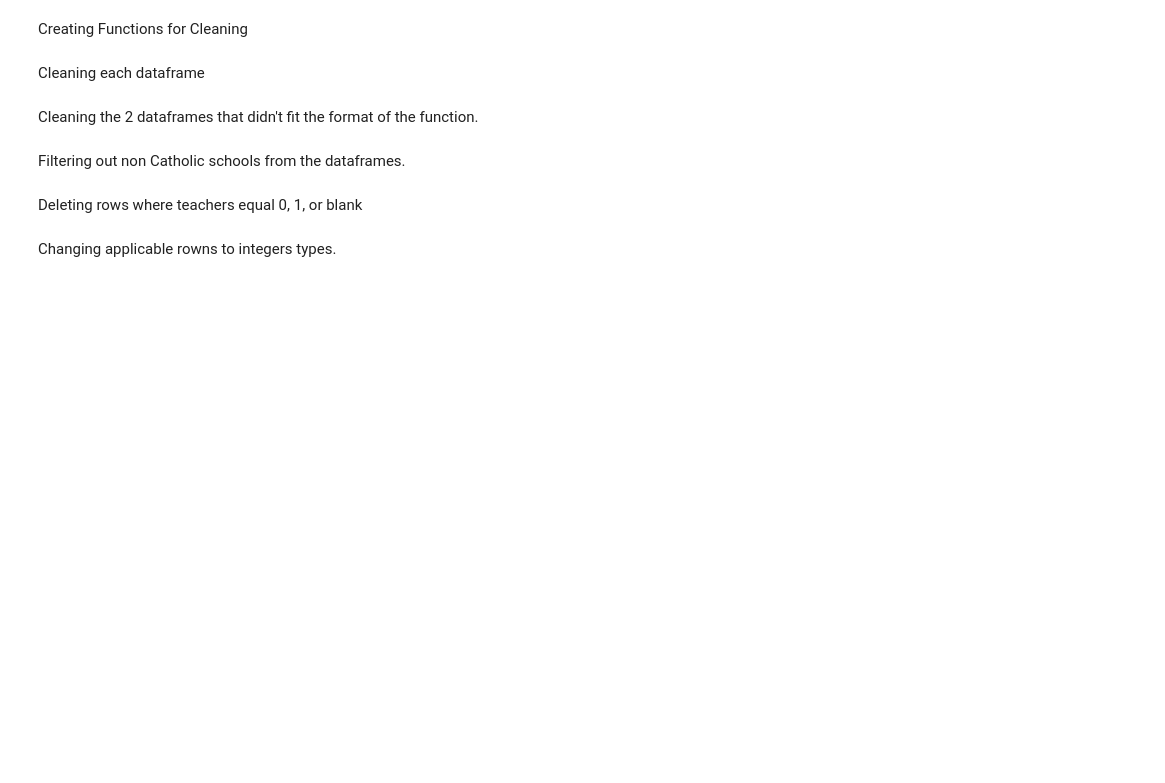
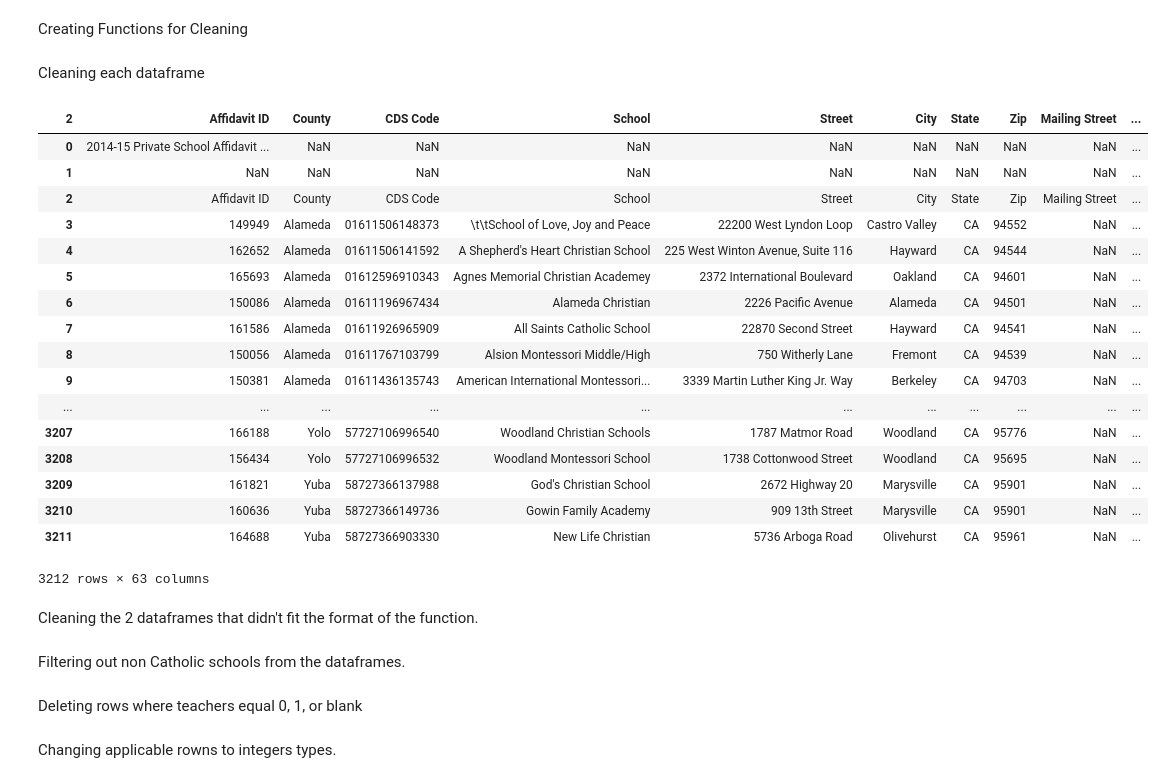
Before and after one commit to DDunne44/California-Catholic-School-Analysis, a Jupyter notebook: Cleaning graphing.ipynb, the cells around one changed output. Saved outputs shown, nothing was run; the diff lists cells and outputs as text; code cells hidden in the pictures; blank space fills up the shorter version.

```diff
--- a/Cleaning graphing.ipynb
+++ b/Cleaning graphing.ipynb
@@ -31,3 +36,24 @@ Cleaning each dataframe
+# %%
+df1415
+# %% [output]
+| 2 | Affidavit ID | County | CDS Code | School | Street | City | State | Zip | Mailing Street | ... |
+| 0 | 2014-15 Private School Affidavit ... | NaN | NaN | NaN | NaN | NaN | NaN | NaN | NaN | ... |
+| 1 | NaN | NaN | NaN | NaN | NaN | NaN | NaN | NaN | NaN | ... |
+| 2 | Affidavit ID | County | CDS Code | School | Street | City | State | Zip | Mailing Street | ... |
+| 3 | 149949 | Alameda | 01611506148373 | \t\tSchool of Love, Joy and Peace | 22200 West Lyndon Loop | Castro Valley | CA | 94552 | NaN | ... |
+| 4 | 162652 | Alameda | 01611506141592 | A Shepherd's Heart Christian School | 225 West Winton Avenue, Suite 116 | Hayward | CA | 94544 | NaN | ... |
+| 5 | 165693 | Alameda | 01612596910343 | Agnes Memorial Christian Academey | 2372 International Boulevard | Oakland | CA | 94601 | NaN | ... |
+| 6 | 150086 | Alameda | 01611196967434 | Alameda Christian | 2226 Pacific Avenue | Alameda | CA | 94501 | NaN | ... |
+| 7 | 161586 | Alameda | 01611926965909 | All Saints Catholic School | 22870 Second Street | Hayward | CA | 94541 | NaN | ... |
+| 8 | 150056 | Alameda | 01611767103799 | Alsion Montessori Middle/High | 750 Witherly Lane | Fremont | CA | 94539 | NaN | ... |
+| 9 | 150381 | Alameda | 01611436135743 | American International Montessori... | 3339 Martin Luther King Jr. Way | Berkeley | CA | 94703 | NaN | ... |
+| ... | ... | ... | ... | ... | ... | ... | ... | ... | ... | ... |
+| 3207 | 166188 | Yolo | 57727106996540 | Woodland Christian Schools | 1787 Matmor Road | Woodland | CA | 95776 | NaN | ... |
+| 3208 | 156434 | Yolo | 57727106996532 | Woodland Montessori School | 1738 Cottonwood Street | Woodland | CA | 95695 | NaN | ... |
+| 3209 | 161821 | Yuba | 58727366137988 | God's Christian School | 2672 Highway 20 | Marysville | CA | 95901 | NaN | ... |
+| 3210 | 160636 | Yuba | 58727366149736 | Gowin Family Academy | 909 13th Street | Marysville | CA | 95901 | NaN | ... |
+| 3211 | 164688 | Yuba | 58727366903330 | New Life Christian | 5736 Arboga Road | Olivehurst | CA | 95961 | NaN | ... |
+3212 rows × 63 columns
 # %%
 df1112 = clean_df(df1112)
 df1213 = clean_df(df1213)
```
Also changed, not shown: parts of 2 cells of this notebook.
